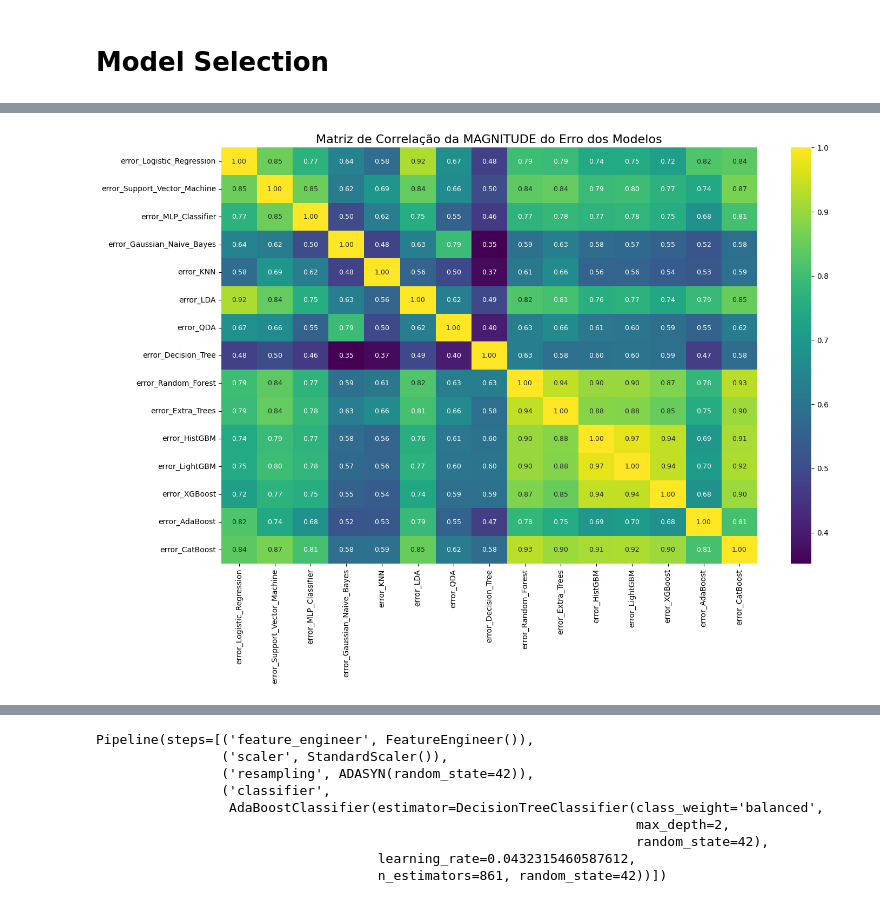
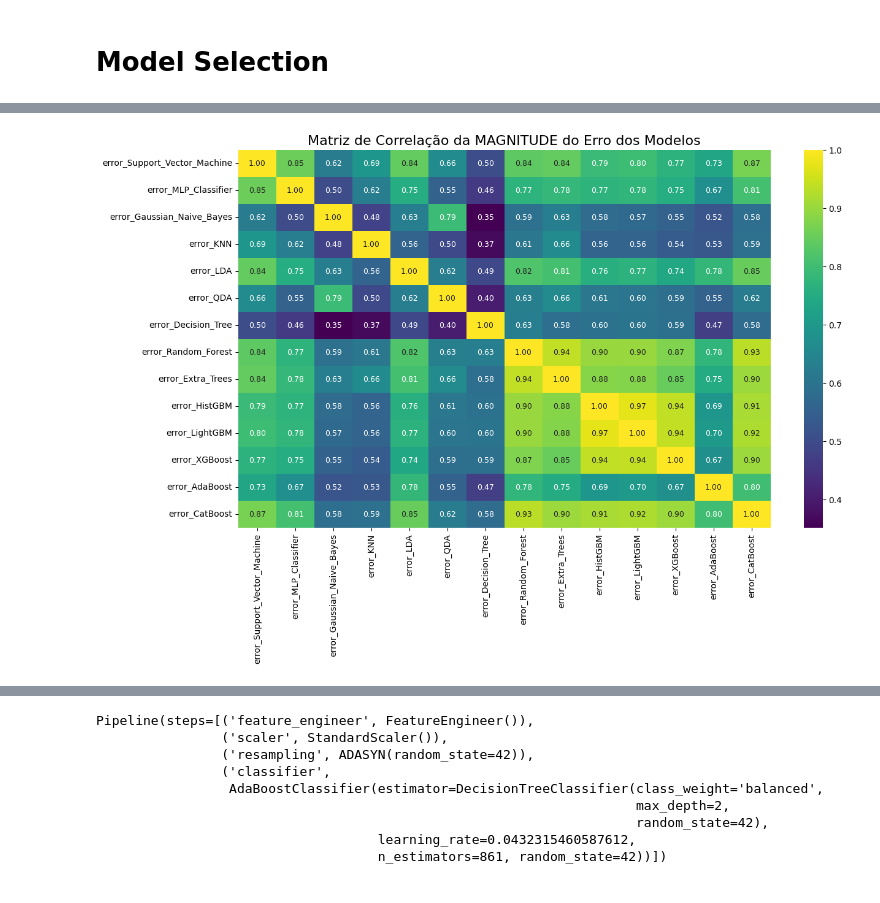
Before and after one commit to DiogoSoares3/School-Dropout, a Jupyter notebook: trabalho2 copy.ipynb, the cells around one changed output, grey strips where cells are left out. Cells and saved outputs as stored; diff of their text form; code cells hidden in the pictures.

```diff
--- a/trabalho2 copy.ipynb
+++ b/trabalho2 copy.ipynb
@@ -937,14 +815,8 @@ def compute_class_weights(y):
 cv_probabilities_df = pd.DataFrame({'y_real': y_train.copy()})
 scale_pos_weight = y_train.value_counts()[0] / y_train.value_counts()[1]
 
-# Grupo 1: Modelos que precisam de normalização e tratamento de assimetria
-# Usaremos ADASYN para balanceamento, pois class_weight não está disponível em todos (ex: GaussianNB)
 models_sensitive_to_distribution = {
-    "Logistic Regression": LogisticRegression(max_iter=1000, random_state=42),
-    # "Ridge Classifier": RidgeClassifier(random_state=42),
     "Support Vector Machine": SVC(probability=True, random_state=42),
-    # "Linear SVM": LinearSVC(random_state=42, dual='auto'), # dual='auto' para evitar warnings
-    # "Passive Aggressive": PassiveAggressiveClassifier(random_state=42),
     "MLP Classifier": MLPClassifier(hidden_layer_sizes=(100, 50), max_iter=500, random_state=42, early_stopping=True, solver='adam', activation='relu'),
     "Gaussian Naive Bayes": GaussianNB(),
     "KNN": KNeighborsClassifier(),
@@ -952,8 +824,6 @@ models_sensitive_to_distribution = {
     "QDA": QuadraticDiscriminantAnalysis(),
 }
 
-# Grupo 2: Modelos robustos (baseados em árvore) que não precisam de pré-processamento de escala/distribuição
-# Usaremos class_weight='balanced' ou scale_pos_weight, que são eficientes para eles
 scale_pos_weight = y_train.value_counts()[0] / y_train.value_counts()[1]
 models_robust_to_distribution = {
     "Decision Tree": DecisionTreeClassifier(class_weight=None, random_state=42),
@@ -962,19 +832,15 @@ models_robust_to_distribution = {
     "HistGBM": HistGradientBoostingClassifier(class_weight=None, random_state=42),
     "LightGBM": LGBMClassifier(class_weight=None, random_state=42, verbosity=-1),
     "XGBoost": XGBClassifier(scale_pos_weight=scale_pos_weight, use_label_encoder=False, eval_metric='logloss', random_state=42),
-    "AdaBoost": AdaBoostClassifier(estimator=DecisionTreeClassifier(max_depth=1), n_estimators=50, random_state=42),
+    "AdaBoost": AdaBoostClassifier(estimator=DecisionTreeClassifier(max_depth=1), n_estimators=80, random_state=42),
     "CatBoost": CatBoostClassifier(iterations=500, class_weights={0:1, 1:scale_pos_weight}, verbose=0, random_state=42),
 }
-
-# --- ETAPA 2: AVALIAÇÃO DOS MODELOS ---
 
 cv_strategy = StratifiedKFold(n_splits=5, shuffle=True, random_state=42)
 final_recall_scores = {}
 
-# 2a. Loop para modelos sensíveis com pipeline de pré-processamento completo
 print(">>> AVALIANDO MODELOS SENSÍVEIS À DISTRIBUIÇÃO (COM LOG TRANSFORM) <<<")
 for name, model in models_sensitive_to_distribution.items():
-    # Pipeline completo com engenharia, pré-processamento dinâmico e reamostragem
     sensitive_pipe = ImblearnPipeline(steps=[
         ('feature_engineer', FeatureEngineer(drop_weak_features=True)),
         ('dynamic_preprocessor', DynamicPreprocessor()),
@@ -1050,17 +956,17 @@ display(results_df.style.background_gradient(cmap='viridis'))
 # %%
 error_magnitude_df = pd.DataFrame()
 all_model_names = list(models_sensitive_to_distribution.keys()) + list(models_robust_to_distribution.keys())
 y_real_numeric = cv_probabilities_df['y_real'].astype(int)
 
 for name in all_model_names:
     error_col_name = f"error_{name.replace(' ', '_')}"
     error_magnitude_df[error_col_name] = np.abs(cv_probabilities_df[name] - y_real_numeric)
 
 error_correlation = error_magnitude_df.corr()
 
-plt.figure(figsize=(16, 10))
+plt.figure(figsize=(14, 8))
 sns.heatmap(error_correlation, annot=True, cmap='viridis', fmt=".2f", annot_kws={"size": 9})
 plt.title('Matriz de Correlação da MAGNITUDE do Erro dos Modelos', fontsize=16)
 plt.show()
 # %% [output]
-[figure, old version]
+[figure, new version]
```
Also changed, not shown: parts of 43 cells of this notebook.
